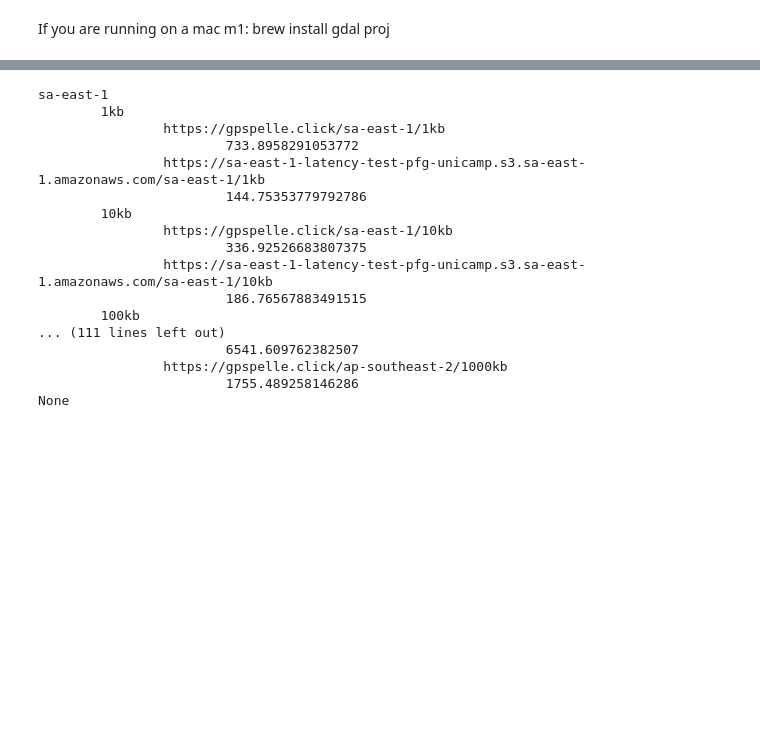
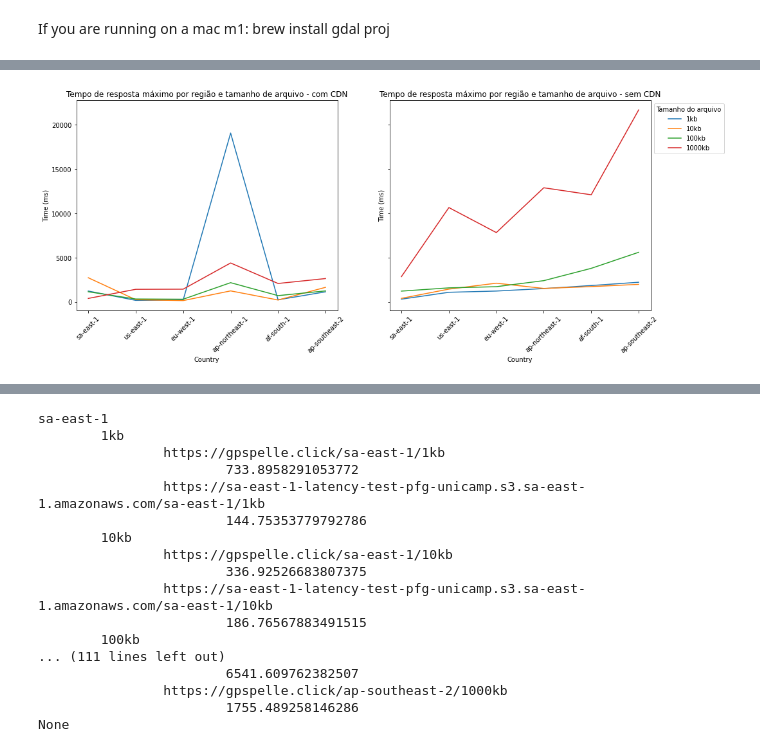
Before and after one commit to gpspelle/cdk-s3-cdn-experiment, a Jupyter notebook: utils/data_preproc.ipynb, the cells around one changed output, grey strips where cells are left out. Cells and saved outputs as stored; diff of their text form; code cells hidden in the pictures; blank space fills up the shorter version.

```diff
--- a/utils/data_preproc.ipynb
+++ b/utils/data_preproc.ipynb
@@ -143,0 +147,4 @@ for AWS_region in AWS_regions:
+# %%
+do_plot(metric='max')
+# %% [output]
+[figure, added]
```
Also changed, not shown: parts of 9 cells of this notebook.
